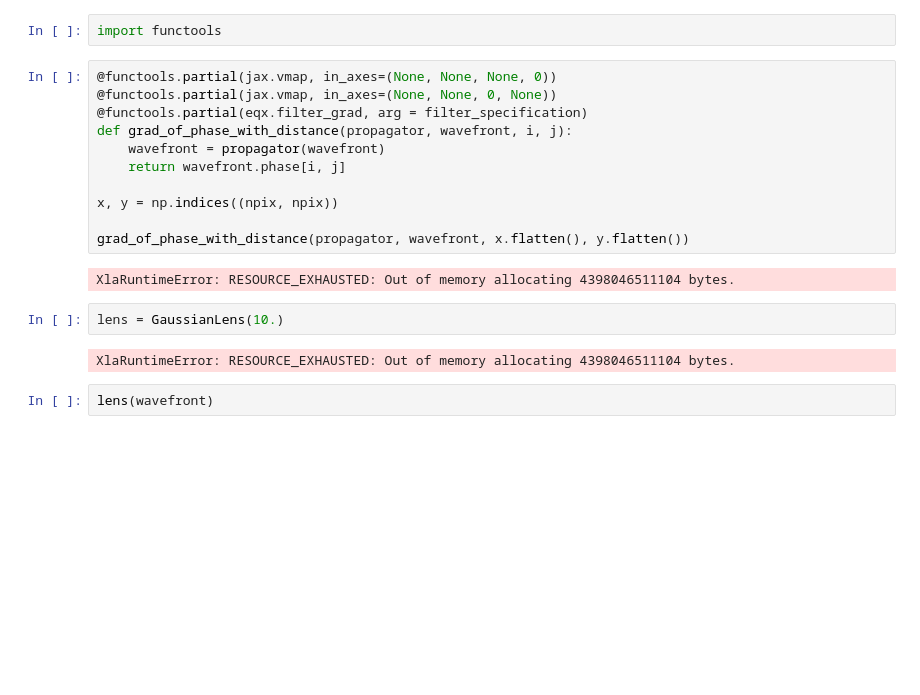
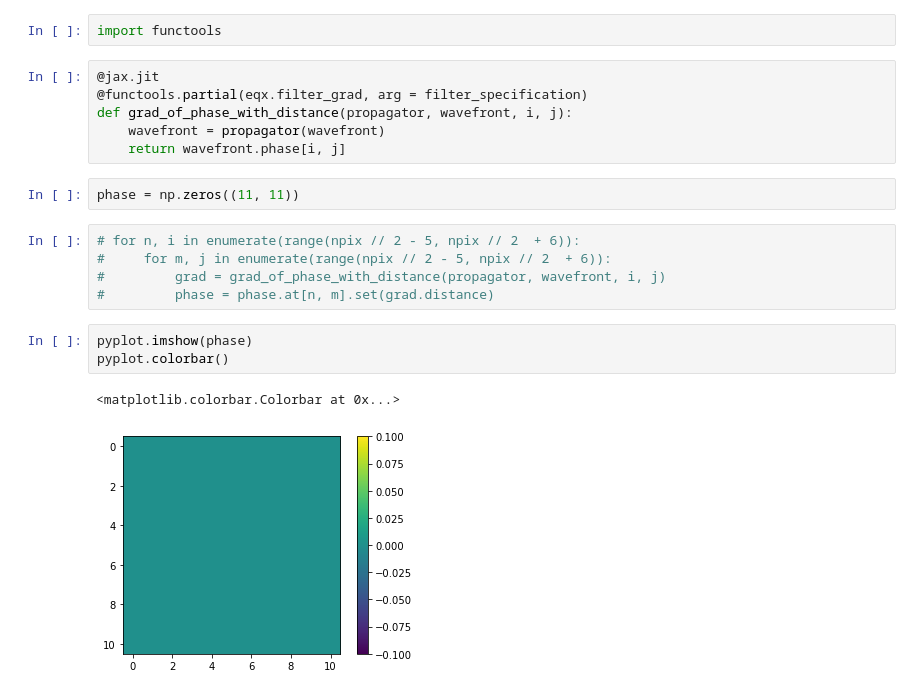
Before and after one commit to anand0xff/dLux, a Jupyter notebook: dLux/dev/FresnelExample.ipynb, the cells around one changed output. Saved outputs shown, nothing was run; the diff lists cells and outputs as text; blank space fills up the shorter version.

```diff
--- a/dLux/dev/FresnelExample.ipynb
+++ b/dLux/dev/FresnelExample.ipynb
@@ -123,22 +124,22 @@ filter_specification = eqx.tree_at(
 Because our class is a `PyTree` we can now pass it through functions decorated with the `eqx.filter_grad` element and then call it within the function as a first class function. A note: `functools.partial` is used to create `partial` functions which essentially "freeze" :snowflake: certain arguments. If you are not familar with this concept there are docs available at [this](https://docs.python.org/3/library/functools.html) site.
 # %%
 import functools
+# %%
+@jax.jit
+@functools.partial(eqx.filter_grad, arg = filter_specification)
+def grad_of_phase_with_distance(propagator, wavefront, i, j):
+    wavefront = propagator(wavefront)
+    return wavefront.phase[i, j]
+# %%
+phase = np.zeros((11, 11))
 # %%
-@functools.partial(jax.vmap, in_axes=(None, None, None, 0))
-@functools.partial(jax.vmap, in_axes=(None, None, 0, None))
-@functools.partial(eqx.filter_grad, arg = filter_specification)
-def grad_of_phase_with_distance(propagator, wavefront, i, j):
-    wavefront = propagator(wavefront)
-    return wavefront.phase[i, j]
-
-x, y = np.indices((npix, npix))
-
-grad_of_phase_with_distance(propagator, wavefront, x.flatten(), y.flatten())
+# for n, i in enumerate(range(npix // 2 - 5, npix // 2  + 6)):
+#     for m, j in enumerate(range(npix // 2 - 5, npix // 2  + 6)):
+#         grad = grad_of_phase_with_distance(propagator, wavefront, i, j)
+#         phase = phase.at[n, m].set(grad.distance)
-# %% [output]
-XlaRuntimeError: RESOURCE_EXHAUSTED: Out of memory allocating 4398046511104 bytes.
-# %%
-lens = GaussianLens(10.)
-# %% [output]
-XlaRuntimeError: RESOURCE_EXHAUSTED: Out of memory allocating 4398046511104 bytes.
-# %%
-lens(wavefront)
+# %%
+pyplot.imshow(phase)
+pyplot.colorbar()
+# %% [output]
+<matplotlib.colorbar.Colorbar at 0x...>
+[figure, added]
```
Also changed, not shown: parts of 27 cells of this notebook, 1 other file.
